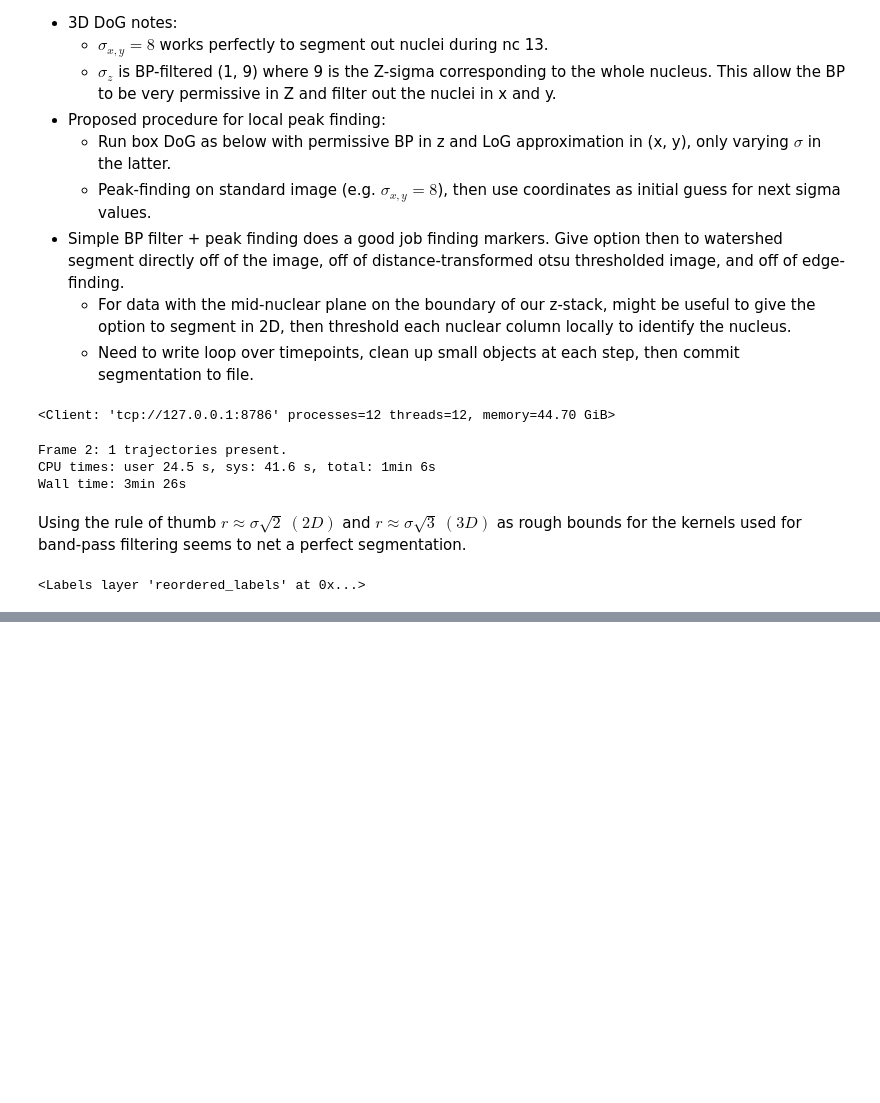
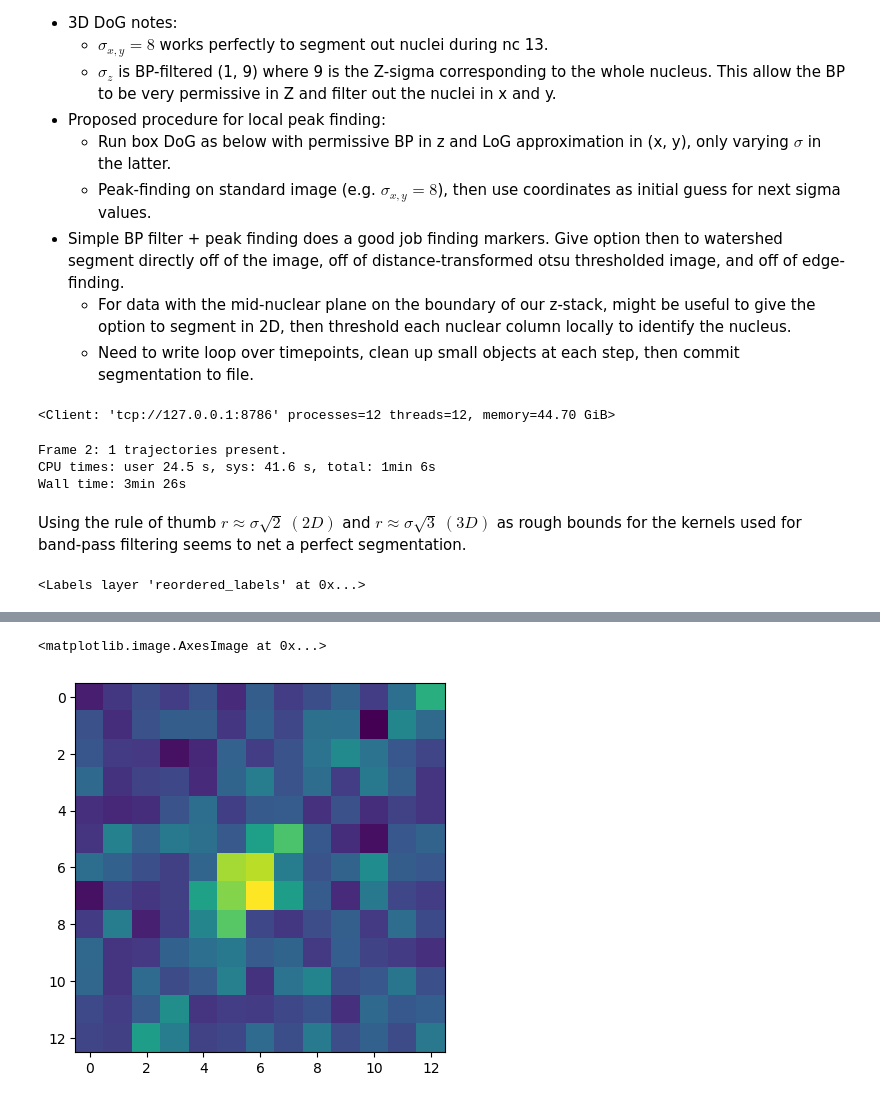
Before and after one commit to GarciaLab/transcription_pipeline, a Jupyter notebook: test.ipynb, the cells around one changed output, grey strips where cells are left out. Cells and saved outputs as stored; diff of their text form; code cells hidden in the pictures; blank space fills up the shorter version.

```diff
--- a/test.ipynb
+++ b/test.ipynb
@@ -333,14 +178,19 @@ def detect_spots(
 # %%
 %%time
 
-spot_mask, bandpassed_movie = detect_spots(
+spot_dataframe, spot_mask, bandpassed_movie = detection.detect_and_gather_spots(
     transcription_channel,
+    frame_metadata=transcription_channel_metadata,
     low_sigma=[0.1, 0.5, 0.5],
     high_sigma=[3, 1.5, 1.5],
     threshold="triangle",
-    min_size=8,
+    min_size=6,
     connectivity=1,
-    return_bandpass=True,
-    client=None,
+    span=[7, 13, 13],
+    pos_columns=["z", "y", "x"],
+    return_bandpass=False,
+    return_spot_mask=True,
+    drop_reverse_time=True,
+    client=client,
 )
 # %% [output]
@@ -433,2 +199,7 @@ import matplotlib.pyplot as plt
+# %%
+raw_spot = spot_dataframe.loc[40, "raw_spot"]
 # %%
-plt.imshow(test_spot2)
+plt.imshow(raw_spot[4])
+# %% [output]
+<matplotlib.image.AxesImage at 0x...>
+[figure, added]
```
Also changed, not shown: parts of 37 cells of this notebook, 4 other files.
